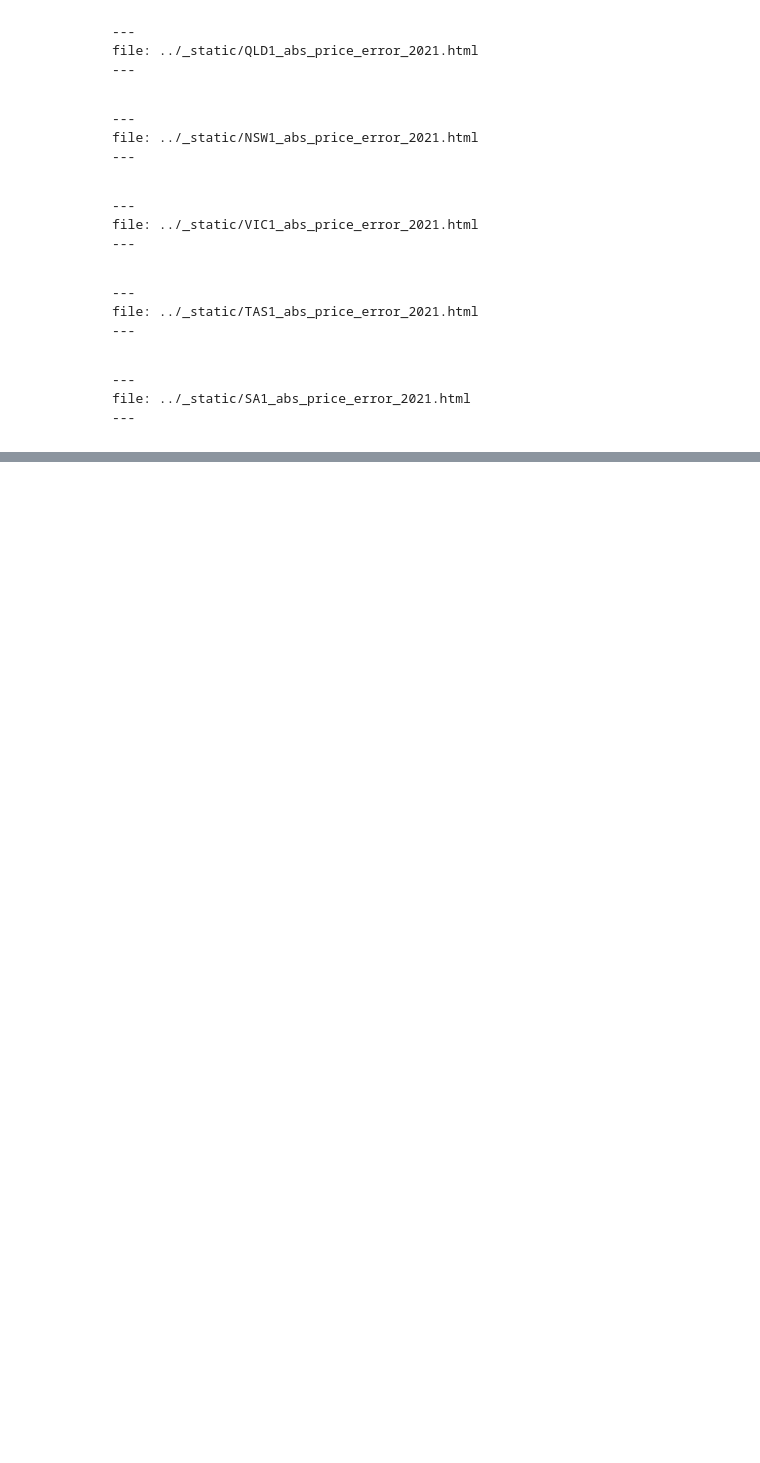
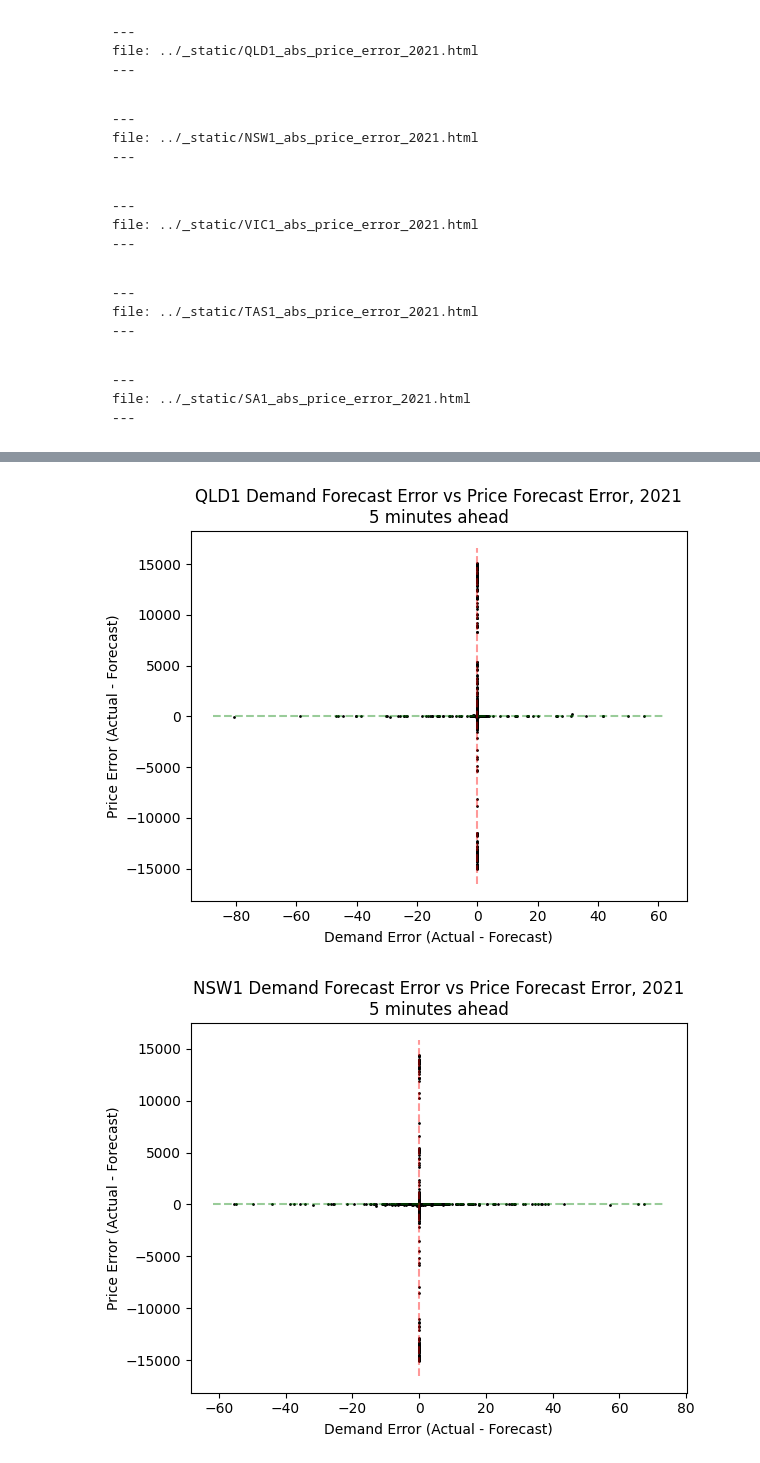
Before and after one commit to UNSW-CEEM/NEMSEER, a Jupyter notebook: docs/source/examples/price_convergence_2021.ipynb, the cells around one changed output, grey strips where cells are left out. Cells and saved outputs as stored; diff of their text form; code cells hidden in the pictures; blank space fills up the shorter version.

```diff
--- a/docs/source/examples/price_convergence_2021.ipynb
+++ b/docs/source/examples/price_convergence_2021.ipynb
@@ -832,0 +910,21 @@ p5_demand_error = calculate_p5min_demand_forecast_error_vectorised(analysis_star
+# %%
+for region in regions:
+    region_errors = demand_price_error.query("REGIONID==@region")
+    region_errors = region_errors[region_errors["ahead_time"] == timedelta(minutes=5)]
+    ax = region_errors.plot.scatter(
+        x="demand_error",
+        y="price_error",
+        s=1,
+        xlabel="Demand Error (Actual - Forecast)",
+        ylabel="Price Error (Actual - Forecast)",
+        title=(f"{region} Demand Forecast Error vs Price Forecast Error, 2021"
+               + "\n5 minutes ahead"),
+        color="black"
+    )
+    (ymin, ymax) = ax.get_ylim()
+    (xmin, xmax) = ax.get_xlim()
+    plt.vlines(0.0, ymin, ymax, ls='--', color='r', alpha=0.4)
+    plt.hlines(0.0, xmin, xmax, ls='--', color='g', alpha=0.4)
+# %% [output]
+[figure, added]
+[figure, added]
```
Also changed, not shown: parts of 20 cells of this notebook, 6 other files.
